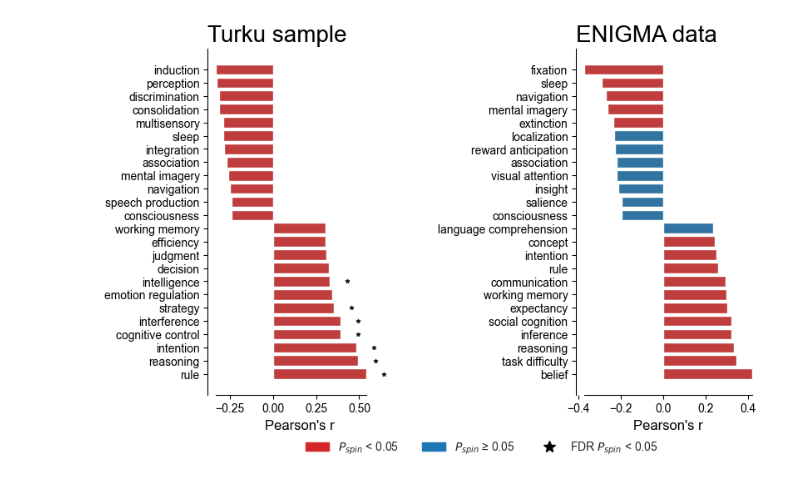
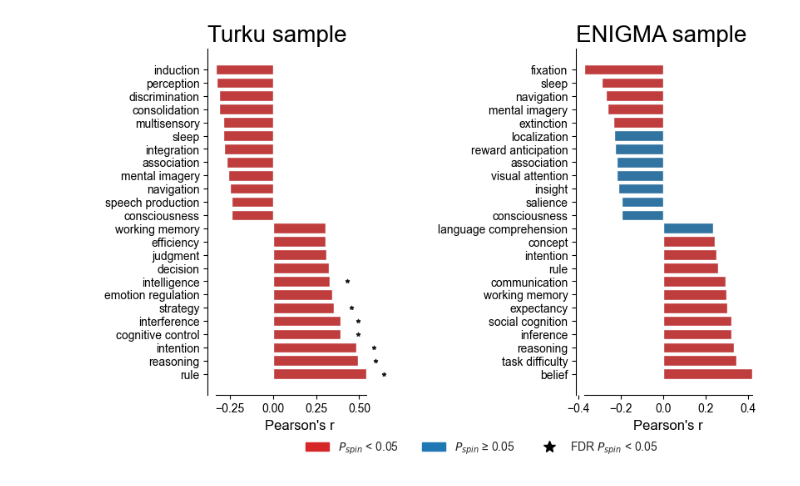
Before and after one commit to ltuominen/AP_brainorganization, a Jupyter notebook: code/Plot_neurosynth.ipynb, the cells around one changed output. Cells and saved outputs as stored; diff of their text form; code cells hidden in the pictures.

```diff
--- a/code/Plot_neurosynth.ipynb
+++ b/code/Plot_neurosynth.ipynb
@@ -124,32 +124,32 @@ def plot_topbottom(corrs, fig, ax, title):
     df_corrs.reset_index(inplace=True)
     df_corrs['terms'] = [i.replace('_', ' ') for i in list(df_corrs['terms'])]
     colors = [(0.839, 0.152, 0.156) if x < 0.05 else (0.121, 0.466, 0.705) for x in df_corrs['pspin']]
 
     sns.barplot(data=df_corrs, x='rho', y='terms', palette=colors, ax=ax);
     #sns.despine(trim=True)
     # plot fdr
     ystars = np.where(df_corrs['p_fdr'] < 0.05)[0]
     xstars = np.ones(len(ystars)) * df_corrs['rho'][ystars] + 0.1
     sns.regplot(x=xstars, y=ystars, fit_reg=False, marker="*", color="black",scatter_kws={'s':10}, ax=ax )
 
     ax.set(ylabel = None)
     ax.set_title(title, loc='left', size=20)
     ax.set_xlabel("Pearson's r", fontsize=12)
     ax.spines['bottom'].set_bounds(df_corrs['rho'].min(), df_corrs['rho'].max())
 
 corrs_turku_ns = dict(np.load(os.path.join(base_path, 'data', 'corrs_turku_neurosynth_tb.npz')))
 corrs_enigma_ns = dict(np.load(os.path.join(base_path, 'data', 'corrs_enigma_neurosynth_tb.npz')))
 
 fig, axes = plt.subplots(nrows=1,ncols=2, figsize=(8,5))
 plot_topbottom(corrs_turku_ns, fig, axes[0], 'Turku sample')
-plot_topbottom(corrs_enigma_ns, fig, axes[1], 'ENIGMA data')
+plot_topbottom(corrs_enigma_ns, fig, axes[1], 'ENIGMA sample')
 plt.tight_layout(pad=0.4, w_pad=4.0, h_pad=1.0);
 
 red_patch = mpatches.Patch(color=(0.839, 0.152, 0.156), label='$P_{spin}$ < 0.05')
 blue_patch = mpatches.Patch(color=(0.121, 0.466, 0.705), label='$P_{spin}$ ≥ 0.05')
 star = mlines.Line2D([], [], color='black', marker='*', markersize=10, label='FDR $P_{spin}$ < 0.05', linestyle='None')
 plt.legend(handles=[red_patch, blue_patch, star], loc='best', bbox_to_anchor=(0, -0.6, 0.5, 0.5), frameon = False, ncol=3)
 
 plt.savefig(os.path.join(base_path, 'figures','neurosynth_topbottom_terms.png'), bbox_inches="tight", dpi=300)
 # %% [output]
-[figure, old version]
+[figure, new version]
```
Also changed, not shown: parts of 1 cell of this notebook, 15 other files.
